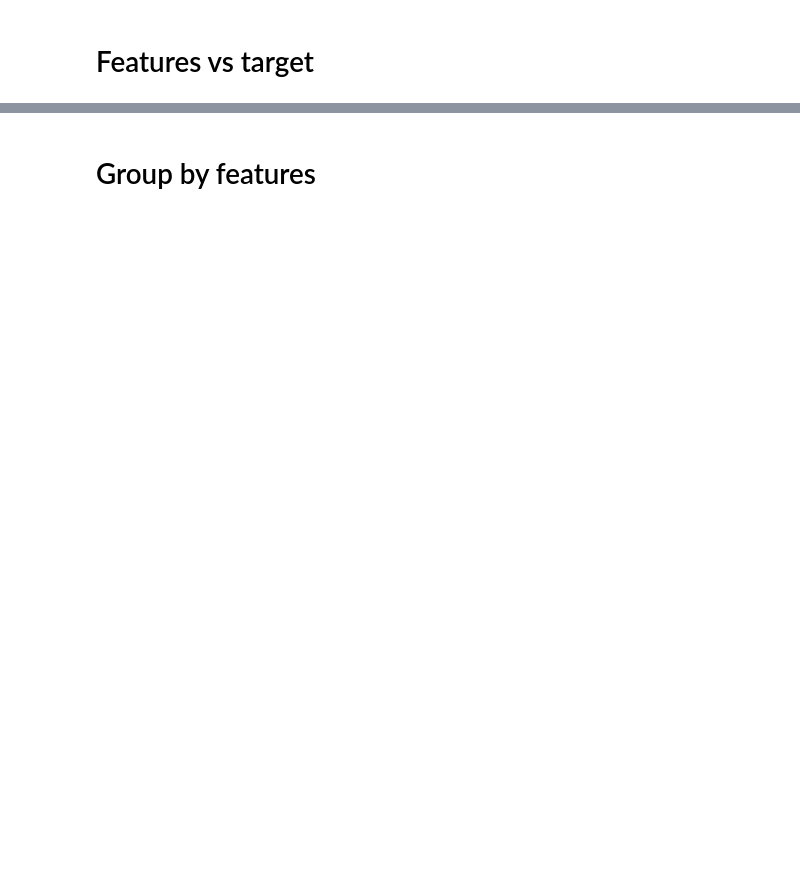
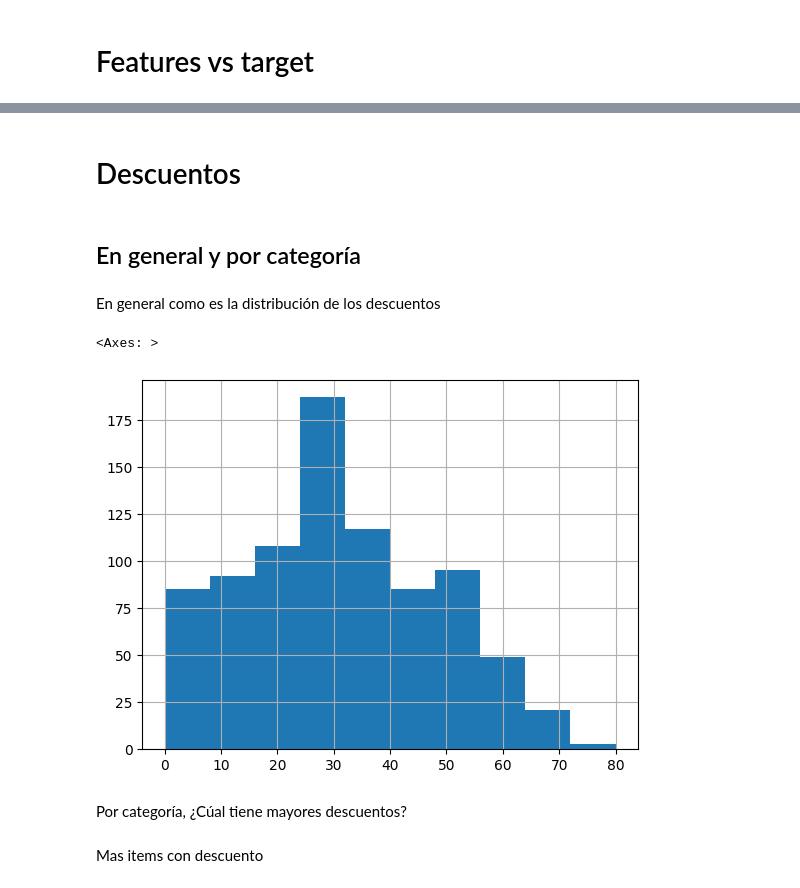
Before and after one commit to CarmenDeni/meli, a Jupyter notebook: notebooks/2.0 _feature_exploration.ipynb, the cells around one changed output, grey strips where cells are left out. Saved outputs shown, nothing was run; the diff lists cells and outputs as text; code cells hidden in the pictures; blank space fills up the shorter version.

```diff
--- a/notebooks/2.0 _feature_exploration.ipynb
+++ b/notebooks/2.0 _feature_exploration.ipynb
@@ -90,2 +95,15 @@ sns.pairplot(df)
-# %% [markdown]
-# Group by features
+# %% [markdown]
+# Descuentos
+# %% [markdown]
+## En general y por categoría
+# %% [markdown]
+En general como es la distribución de los descuentos
+# %%
+df[df.discount != 0].discount.hist()
+# %% [output]
+<Axes: >
+[figure, added]
+# %% [markdown]
+Por categoría, ¿Cúal tiene mayores descuentos?
+# %% [markdown]
+Mas items con descuento
```
Also changed, not shown: parts of 28 cells of this notebook, 16 other files.
